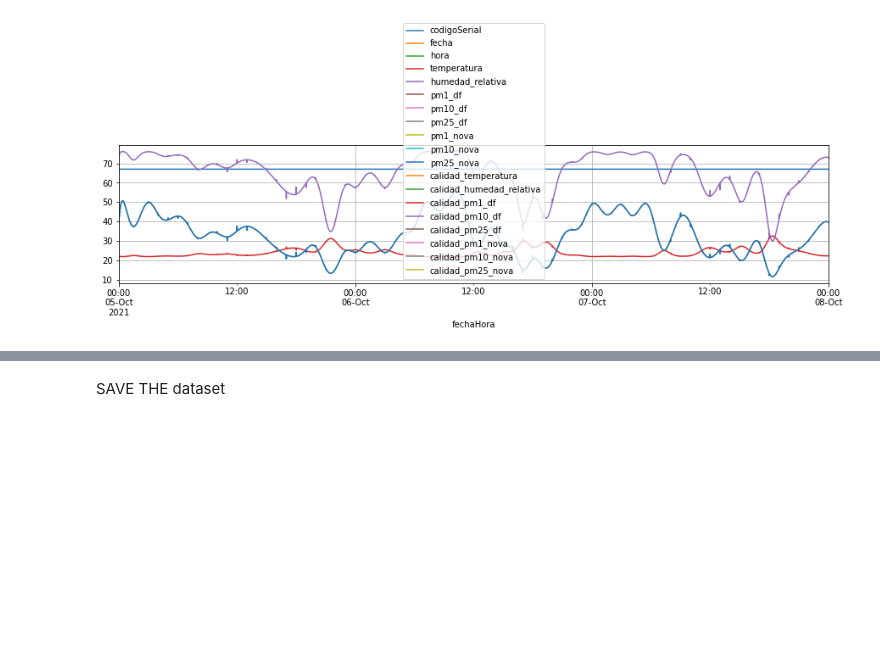
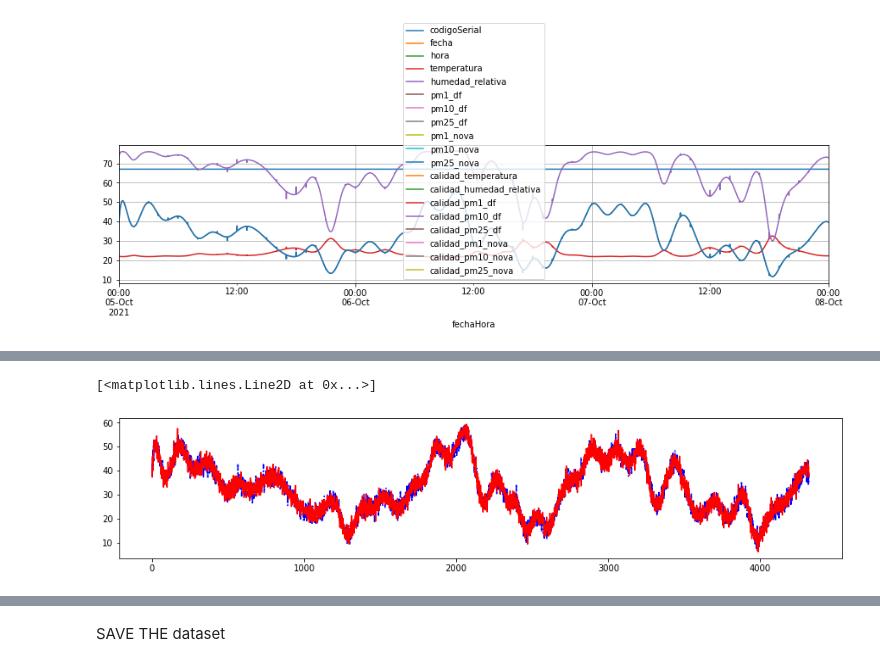
Before and after one commit to julioeagle/DQ_Repo, a Jupyter notebook: ArtificialDataset.ipynb, the cells around one changed output, grey strips where cells are left out. Cells and saved outputs as stored; diff of their text form; code cells hidden in the pictures; blank space fills up the shorter version.

```diff
--- a/ArtificialDataset.ipynb
+++ b/ArtificialDataset.ipynb
@@ -509,0 +349,10 @@ df_CC
+# %%
+# Data duplicates: randomly add some data
+
+
+samples2add=random.sample(range(len(CC)), round(0.2*len(CC)))
+#print(samples2remove)
+for i in samples2add:
+    #print(i)
+
+    CC=CC.append(CC.iloc[i], ignore_index = True)
@@ -509,0 +400,8 @@ df_CC
+# %%
+plt.figure(figsize=(15,3))
+plt.plot(CC.loc[CC.codigoSerial==1,"pm25_df"],"b-.")
+
+plt.plot(CC.loc[CC.codigoSerial==1,"pm25_nova"],"r-")
+# %% [output]
+[<matplotlib.lines.Line2D at 0x...>]
+[figure, added]
```
Also changed, not shown: parts of 39 cells of this notebook, 2 other files.
